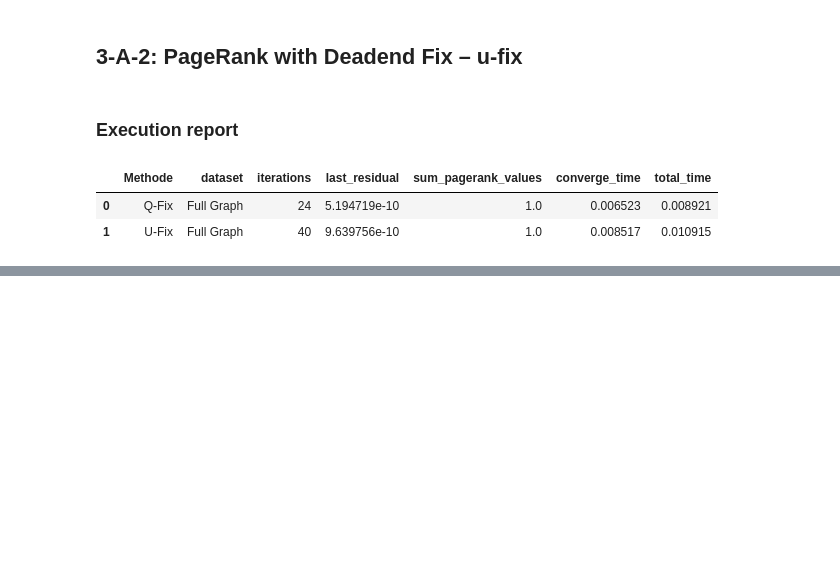
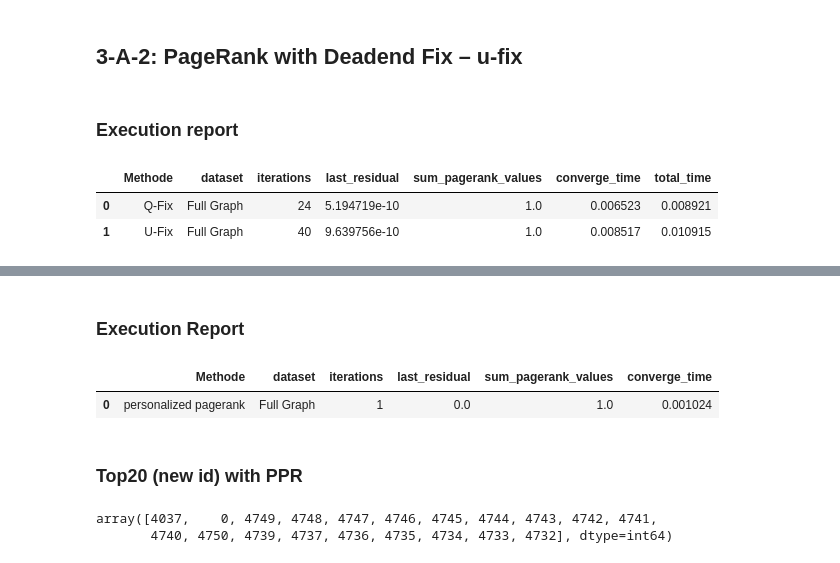
Before and after one commit to pouriaSameti/Mathematics-For-Data-Science, a Jupyter notebook: Project 3/notebook.ipynb, the cells around one changed output, grey strips where cells are left out. Drawn from its saved outputs; the diff is of its cells as text; code cells hidden in the pictures; blank space fills up the shorter version.

```diff
--- a/Project 3/notebook.ipynb
+++ b/Project 3/notebook.ipynb
@@ -788,0 +823,47 @@ pagerank_fix_report_df
+# %%
+def personalized_pagerank(transition_matrix: np.ndarray, seed_idx: int, deadend_mask, eps=1e-9, r=0.15, max_iteration=10000):
+
+    n = transition_matrix.shape[0]
+    v = np.zeros(n)
+    v[seed_idx] = 1.0
+
+    p = v.copy()
+    residuals = []
+
+    t0 = time.time()
+    for _ in range(max_iteration):
+
+        leaked_mass = p[deadend_mask].sum()
+        p_next = ((1 - r) * (transition_matrix.T @ p) + (1 - r) * leaked_mass * v + r * v)
+
+        residual = np.linalg.norm(p_next - p, 1)
+        residuals.append(residual)
+
+        p = p_next
+        if residual < eps:
+            break
+
+    page_time = time.time() - t0
+    return p, residuals, page_time
+
+p_ppr_full, residuals_ppr_full, page_time_ppr_full = personalized_pagerank(transition_matrix=transition_matrix_full_graph, seed_idx=seed_old_id,
+                                                deadend_mask=deadend_mask_full, eps=1e-9, r=0.15, max_iteration=10_000)
+# %% [markdown]
+### Execution Report
+# %%
+ppr_report_df = [{'Methode': 'personalized pagerank', 'dataset': 'Full Graph', 'iterations': len(residuals_ppr_full), 'last_residual': residuals_ppr_full[-1],
+                           'sum_pagerank_values': p_ppr_full.sum(), 'converge_time': page_time_ppr_full}]
+
+ppr_report_df = pd.DataFrame(ppr_report_df)
+ppr_report_df
+# %% [output]
+|  | Methode | dataset | iterations | last_residual | sum_pagerank_values | converge_time |
+| 0 | personalized pagerank | Full Graph | 1 | 0.0 | 1.0 | 0.001024 |
+# %% [markdown]
+### Top20 (new id) with PPR
+# %%
+top20 = np.argsort(-p_ppr_full)[:20]
+top20
+# %% [output]
+array([4037,    0, 4749, 4748, 4747, 4746, 4745, 4744, 4743, 4742, 4741,
+       4740, 4750, 4739, 4737, 4736, 4735, 4734, 4733, 4732], dtype=int64)
```
Also changed, not shown: parts of 6 cells of this notebook.
